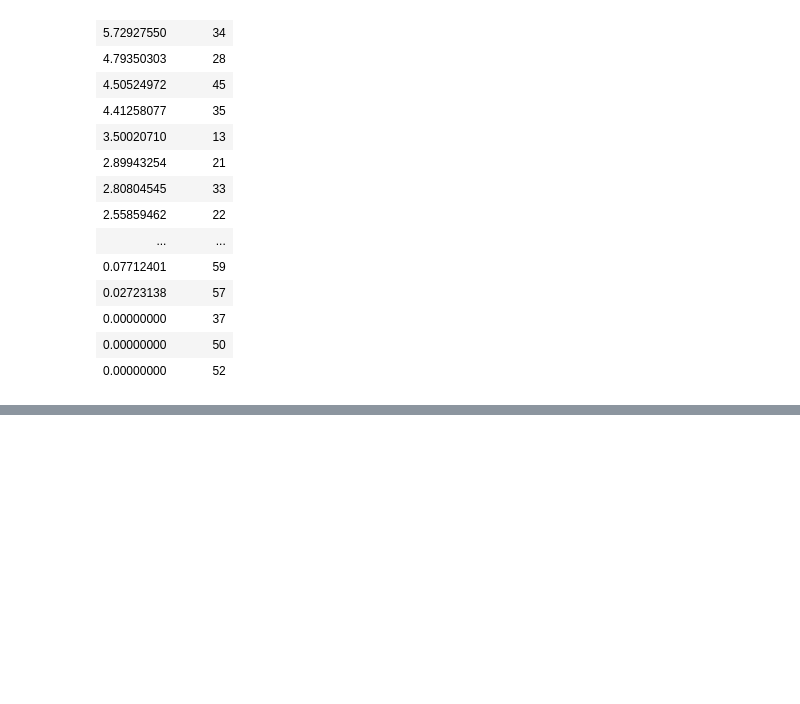
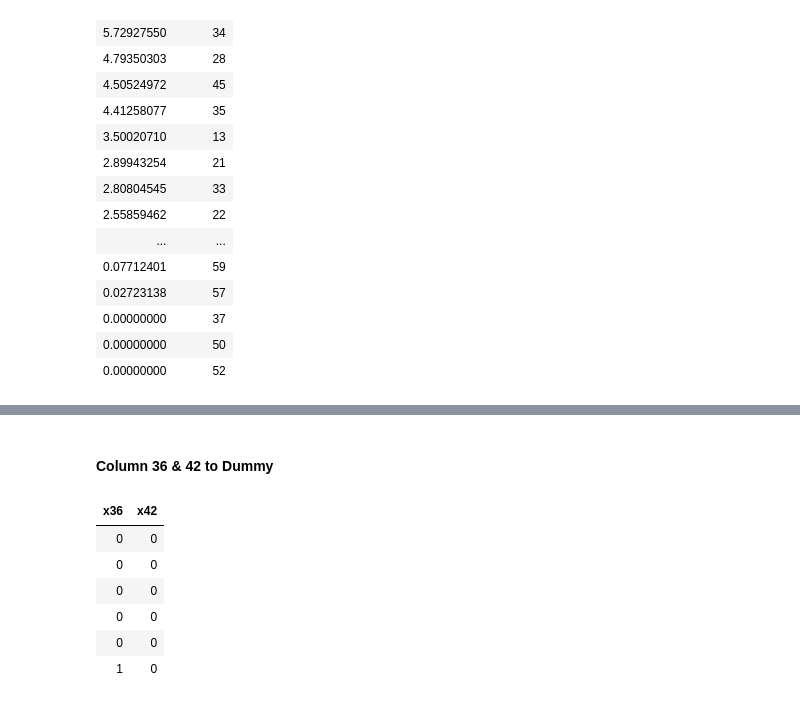
Before and after one commit to karaee/IE518Project, a Jupyter notebook: Project/Project1.ipynb, the cells around one changed output, grey strips where cells are left out. Cells and saved outputs as stored; diff of their text form; code cells hidden in the pictures; blank space fills up the shorter version.

```diff
--- a/Project/Project1.ipynb
+++ b/Project/Project1.ipynb
@@ -1332,0 +1338,13 @@ tail(imptable,25)
+# %% [markdown]
+#### Column 36 & 42 to Dummy
+# %%
+bigscaled[bigscaled$x42 >= 1,'x42'] = 1
+bigscaled[bigscaled$x36 >= 1,'x36'] = 1
+# %% [output]
+| x36 | x42 |
+| 0 | 0 |
+| 0 | 0 |
+| 0 | 0 |
+| 0 | 0 |
+| 0 | 0 |
+| 1 | 0 |
```
Also changed, not shown: parts of 53 cells of this notebook.
